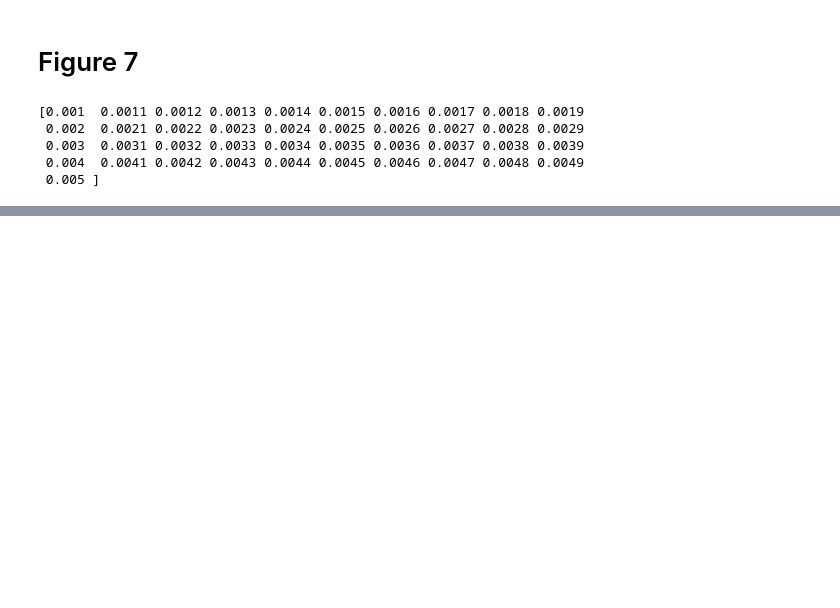
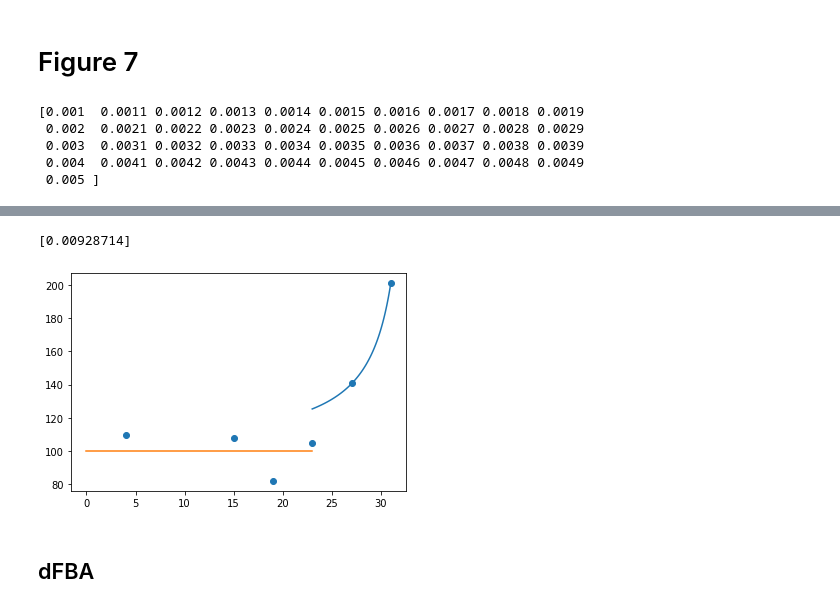
Before and after one commit to Gotsmy/slim, a Jupyter notebook: notebooks/04_analysis_4.ipynb, the cells around one changed output, grey strips where cells are left out. Drawn from its saved outputs; the diff is of its cells as text; code cells hidden in the pictures; blank space fills up the shorter version.

```diff
--- a/notebooks/04_analysis_4.ipynb
+++ b/notebooks/04_analysis_4.ipynb
@@ -144 +225,42 @@ del file
+# %%
+# calculate the average experimental kappa values
+
+all_points = []
+for experiment in ctrl['Experiment'].unique():
+    tmp = ctrl[ctrl['Experiment']==experiment]
+    t, q_ctrl = calculate_diffs(tmp)
+    for experiment in slim['Experiment'].unique():
+        tmp = slim[slim['Experiment']==experiment]
+        t, q_slim = calculate_diffs(tmp)
+        all_points.append(q_slim[:-1]/q_ctrl[:-1]*100)
+experimental_t = t[:-1]
+all_points = np.array(all_points)
+all_m_points = np.mean(all_points,axis=0)
+
+# fit line through q_pDNA and minimize kappa
+def calc_kappa_vals(t,k,dslim,dctrl):
+    qctrl = t*k+dctrl
+    qslim = t*k+dslim
+    return qslim/qctrl*100
+
+def fun_to_min(dslim):
+    kappa = calc_kappa_vals(experimental_t[-2:],-2.553e-4,dslim,8.597e-3)
+    SSE = np.sum((all_m_points[-2:]-kappa)**2)
+    return SSE
+
+sol = minimize(fun_to_min,1e-3)
+print(sol.x)
+
+# plot experiment an fitted points
+fit_t = np.linspace(23,31,101)
+kappa = calc_kappa_vals(fit_t,-2.553e-4,sol.x,8.597e-3)
+plt.plot(fit_t,kappa)
+plt.scatter(experimental_t,all_m_points)
+plt.plot([0,23],[100,100])
+plt.show()
+# %% [output]
+[0.00928714]
+[figure, added]
+# %% [markdown]
+## dFBA
 # %%
```
Also changed, not shown: parts of 22 cells of this notebook, 5 other files.
